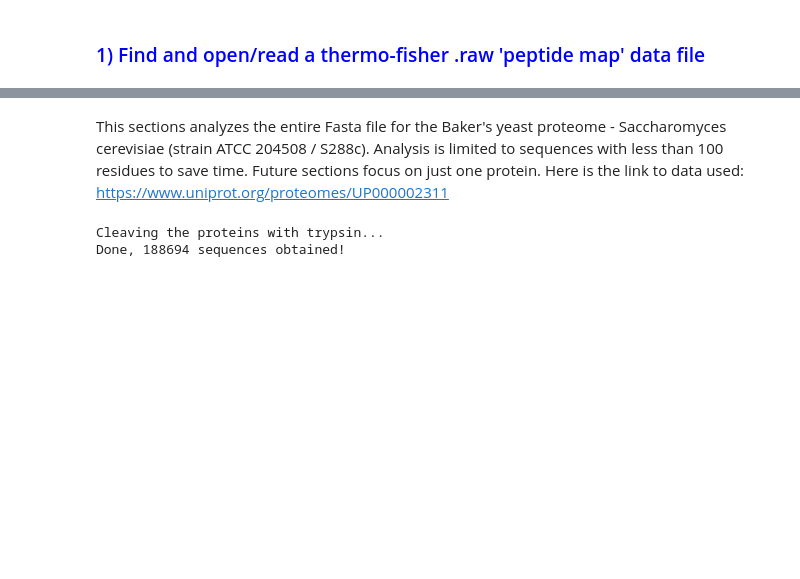
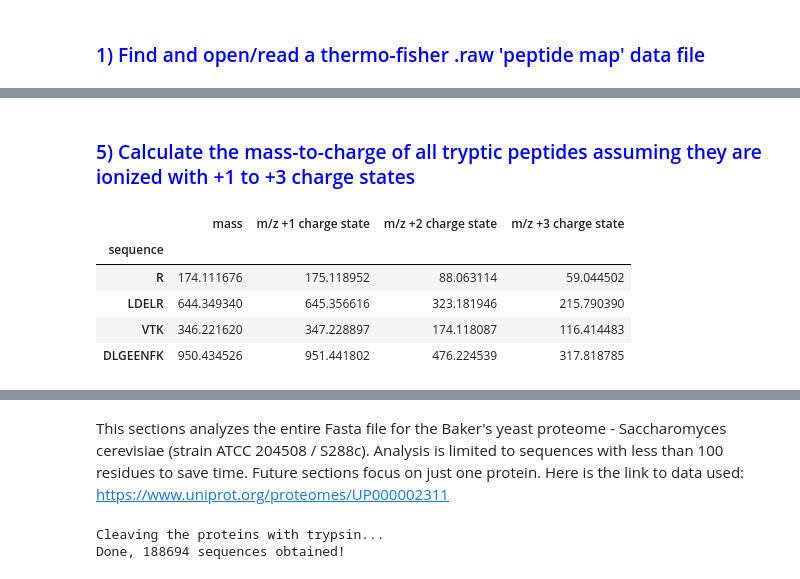
Before and after one commit to skurpiers/pyteomics-practice, a Jupyter notebook: Kurpiers Pyteomics Internship Practice.ipynb, the cells around one changed output, grey strips where cells are left out. Drawn from its saved outputs; the diff is of its cells as text; code cells hidden in the pictures; blank space fills up the shorter version.

```diff
--- a/Kurpiers Pyteomics Internship Practice.ipynb
+++ b/Kurpiers Pyteomics Internship Practice.ipynb
@@ -49,0 +105,11 @@ sp|A0A023PYF4|YE145_YEAST Uncharacterized protein YER145C-A OS=Saccharomyces cer
+# %%
+# Calculate the masses of tryptic peptides
+for peptide in peptides1:
+    peptide['parsed_sequence'] = parser.parse(peptide['sequence'],show_unmodified_termini=True)
+    peptide['length'] = parser.length(peptide['parsed_sequence'])
+    peptide['mass'] = mass.calculate_mass(peptide['parsed_sequence'])
+peptidemass1 = pd.DataFrame(peptides1)
+columns_to_keep = ['sequence', 'mass']
+peptidemass1 = peptidemass1[columns_to_keep]
+peptidemass1 = peptidemass1.set_index('sequence')
+peptidemass1.head(4)
@@ -49,0 +123,23 @@ sp|A0A023PYF4|YE145_YEAST Uncharacterized protein YER145C-A OS=Saccharomyces cer
+# %% [markdown]
+### <font color='blue'> 5) Calculate the mass-to-charge of all tryptic peptides assuming they are ionized with +1 to +3 charge states  </font>
+# %%
+# Calculate the mass-to-charge of all tryptic peptides assuming they are ionized with +1 to +3 charge states
+for peptide in peptides1:
+    peptide['parsed_sequence'] = parser.parse(peptide['sequence'],show_unmodified_termini=True)
+    peptide['length'] = parser.length(peptide['parsed_sequence'])
+    peptide['mass'] = mass.calculate_mass(peptide['parsed_sequence'])
+    peptide['m/z +1 charge state'] = mass.calculate_mass(peptide['parsed_sequence'], charge=1)
+    peptide['m/z +2 charge state'] = mass.calculate_mass(peptide['parsed_sequence'], charge=2)
+    peptide['m/z +3 charge state'] = mass.calculate_mass(peptide['parsed_sequence'], charge=3)
+peptidemz1 = pd.DataFrame(peptides1)
+columns_to_keep = ['sequence', 'mass', 'm/z +1 charge state', 'm/z +2 charge state', 'm/z +3 charge state']
+peptidemz1 = peptidemz1[columns_to_keep]
+peptidemz1 = peptidemz1.set_index('sequence')
+peptidemz1.head(4)
+# %% [output]
+|  | mass | m/z +1 charge state | m/z +2 charge state | m/z +3 charge state |
+| sequence |  |  |  |  |
+| R | 174.111676 | 175.118952 | 88.063114 | 59.044502 |
+| LDELR | 644.349340 | 645.356616 | 323.181946 | 215.790390 |
+| VTK | 346.221620 | 347.228897 | 174.118087 | 116.414483 |
+| DLGEENFK | 950.434526 | 951.441802 | 476.224539 | 317.818785 |
```
Also changed, not shown: parts of 164 cells of this notebook, 7 other files.
